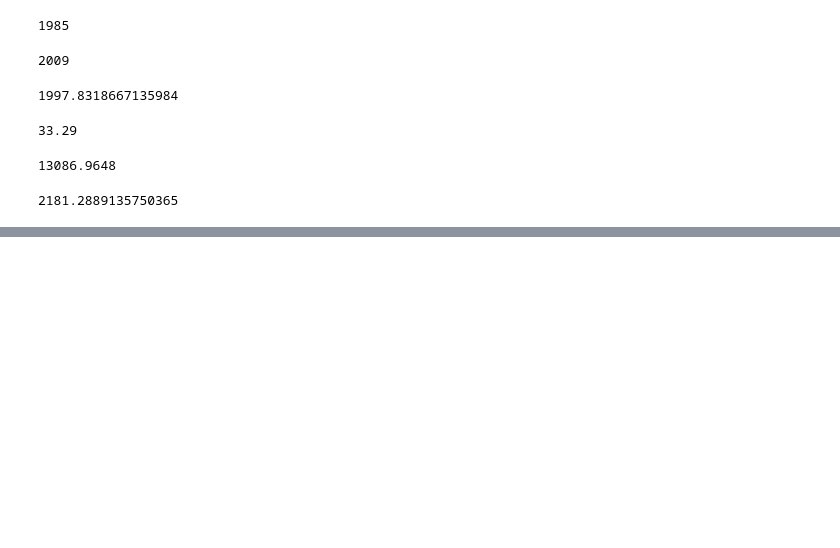
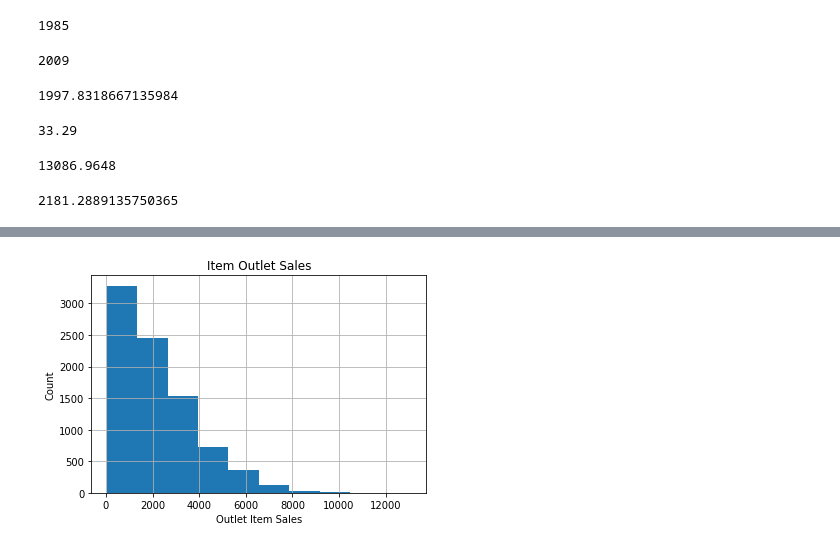
Before and after one commit to Sabrinapearlpervez/food-sales-predictions, a Jupyter notebook: food_sales_predictions.ipynb, the cells around one changed output, grey strips where cells are left out. Saved outputs shown, nothing was run; the diff lists cells and outputs as text; code cells hidden in the pictures; blank space fills up the shorter version.

```diff
--- a/food_sales_predictions.ipynb
+++ b/food_sales_predictions.ipynb
@@ -172,0 +199,7 @@ df['Item_Outlet_Sales'].mean()
+# %%
+df['Item_Outlet_Sales'].hist();
+plt.title('Item Outlet Sales');
+plt.xlabel('Outlet Item Sales');
+plt.ylabel('Count');
+# %% [output]
+[figure, added]
```
Also changed, not shown: parts of 9 cells of this notebook.
